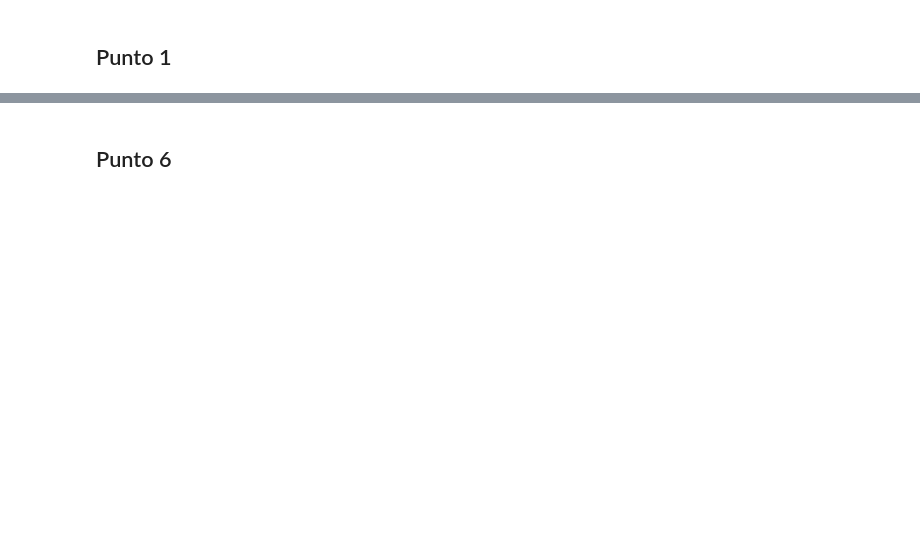
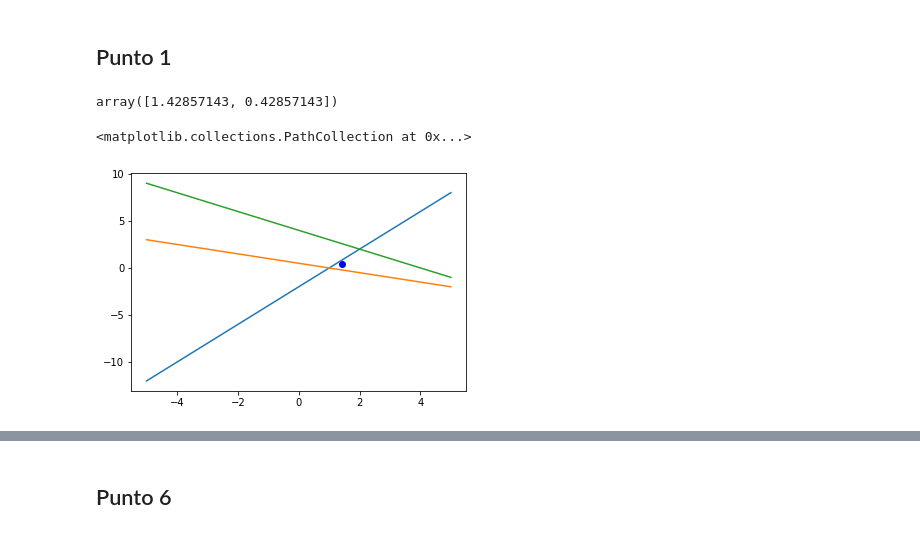
Before and after one commit to JsNcAr/Metodos1_JasonArias_SergioCruz, a Jupyter notebook: Taller_7/minimos_cuadrados.ipynb, the cells around one changed output, grey strips where cells are left out. Cells and saved outputs as stored; diff of their text form; code cells hidden in the pictures; blank space fills up the shorter version.

```diff
--- a/Taller_7/minimos_cuadrados.ipynb
+++ b/Taller_7/minimos_cuadrados.ipynb
@@ -9,2 +10,30 @@ from scipy.interpolate import make_interp_spline
 # %% [markdown]
 ## Punto 1
+# %%
+def f1(x): return 2*x - 2
+def f2(x): return (1-x)/2
+
+
+def f3(x): return 4-x
+# %%
+coeficientes = np.array([[2, -1], [1, 2], [1, 1]])
+resol = np.array([2, 1, 4])
+# %%
+coeff = np.dot(coeficientes.T, coeficientes)
+resul = np.dot(coeficientes.T, resol)
+
+solucion = np.linalg.solve(coeff, resul)
+# %%
+solucion
+# %% [output]
+array([1.42857143, 0.42857143])
+# %%
+x = np.linspace(-5, 5, 100)
+# %%
+plt.plot(x, f1(x))
+plt.plot(x, f2(x))
+plt.plot(x, f3(x))
+plt.scatter(solucion[0], solucion[1], c='b')
+# %% [output]
+<matplotlib.collections.PathCollection at 0x...>
+[figure, added]
```
Also changed, not shown: parts of 4 cells of this notebook, 1 other file.
